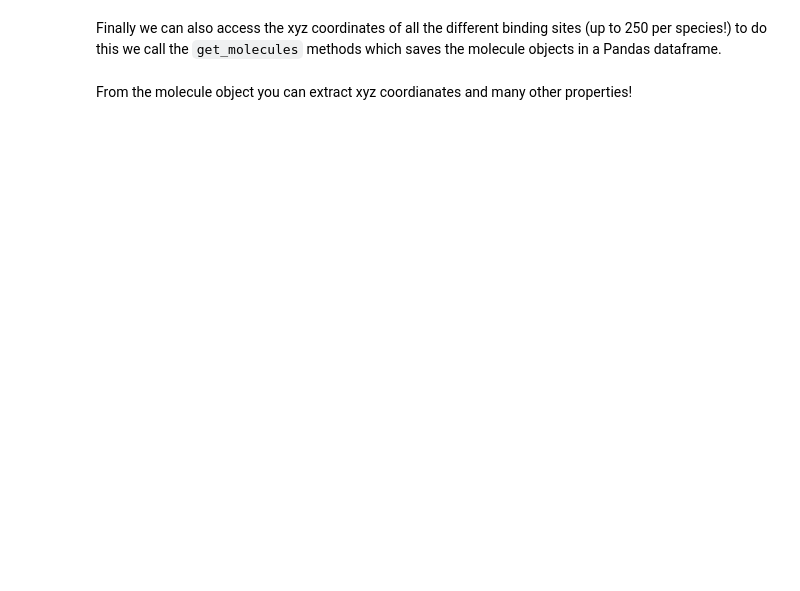
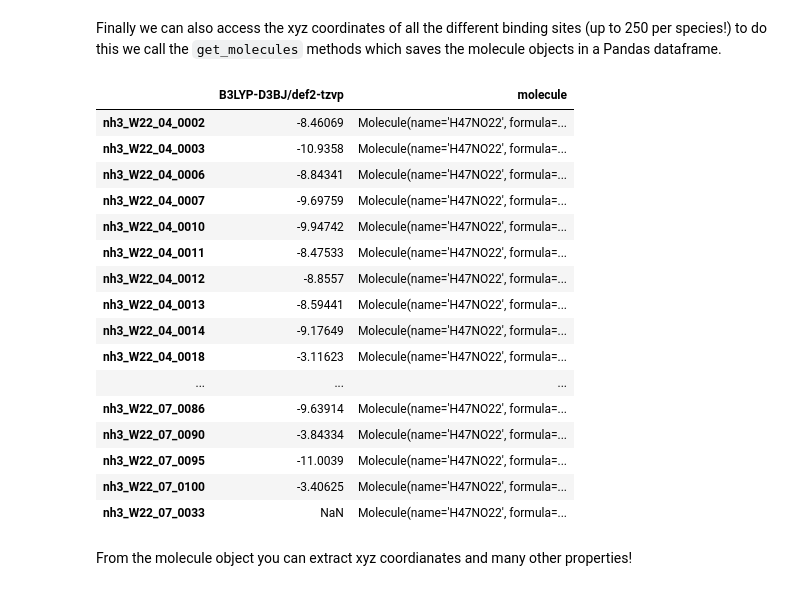
Before and after one commit to QCMM/beep, a Jupyter notebook: tutorial/data_query/01_BindingParadies_Class.ipynb, the cells around one changed output. Drawn from its saved outputs; the diff is of its cells as text; code cells hidden in the pictures; blank space fills up the shorter version.

```diff
--- a/tutorial/data_query/01_BindingParadies_Class.ipynb
+++ b/tutorial/data_query/01_BindingParadies_Class.ipynb
@@ -88,6 +90,26 @@ df_be
 # %% [markdown]
 Finally we can also access the xyz coordinates of all the different binding sites (up to 250 per species!) to do this we call the `get_molecules` methods which saves the molecule objects in a Pandas dataframe.
 # %%
-df_mol = bp.get_molecules()
+df_mol = bp.get_molecules(method='b3lyp-d3bj')
+# %%
+df_mol
+# %% [output]
+|  | B3LYP-D3BJ/def2-tzvp | molecule |
+| nh3_W22_04_0002 | -8.46069 | Molecule(name='H47NO22', formula=... |
+| nh3_W22_04_0003 | -10.9358 | Molecule(name='H47NO22', formula=... |
+| nh3_W22_04_0006 | -8.84341 | Molecule(name='H47NO22', formula=... |
+| nh3_W22_04_0007 | -9.69759 | Molecule(name='H47NO22', formula=... |
+| nh3_W22_04_0010 | -9.94742 | Molecule(name='H47NO22', formula=... |
+| nh3_W22_04_0011 | -8.47533 | Molecule(name='H47NO22', formula=... |
+| nh3_W22_04_0012 | -8.8557 | Molecule(name='H47NO22', formula=... |
+| nh3_W22_04_0013 | -8.59441 | Molecule(name='H47NO22', formula=... |
+| nh3_W22_04_0014 | -9.17649 | Molecule(name='H47NO22', formula=... |
+| nh3_W22_04_0018 | -3.11623 | Molecule(name='H47NO22', formula=... |
+| ... | ... | ... |
+| nh3_W22_07_0086 | -9.63914 | Molecule(name='H47NO22', formula=... |
+| nh3_W22_07_0090 | -3.84334 | Molecule(name='H47NO22', formula=... |
+| nh3_W22_07_0095 | -11.0039 | Molecule(name='H47NO22', formula=... |
+| nh3_W22_07_0100 | -3.40625 | Molecule(name='H47NO22', formula=... |
+| nh3_W22_07_0033 | NaN | Molecule(name='H47NO22', formula=... |
 # %% [markdown]
 From the molecule object you can extract xyz coordianates and many other properties!
```
Also changed, not shown: parts of 4 cells of this notebook, 5 other files.
